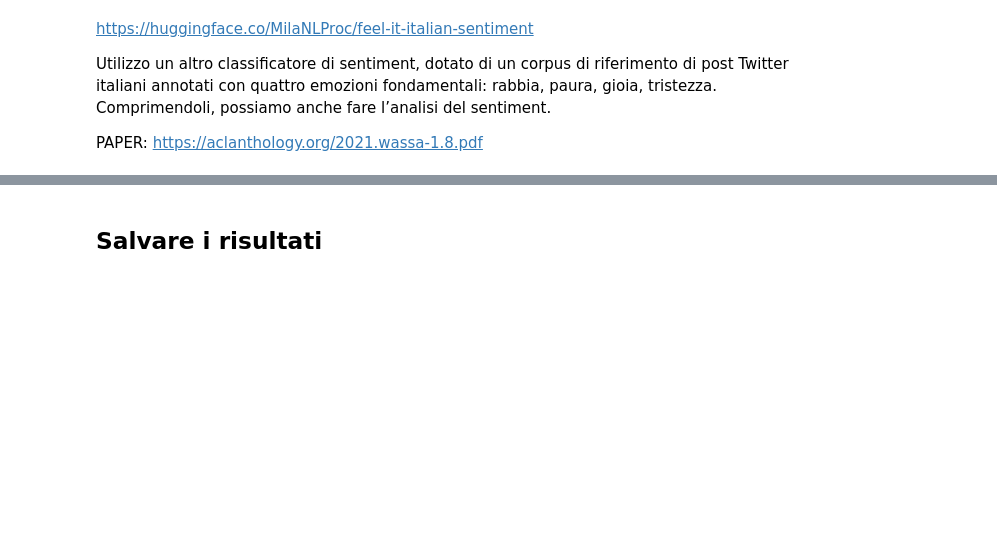
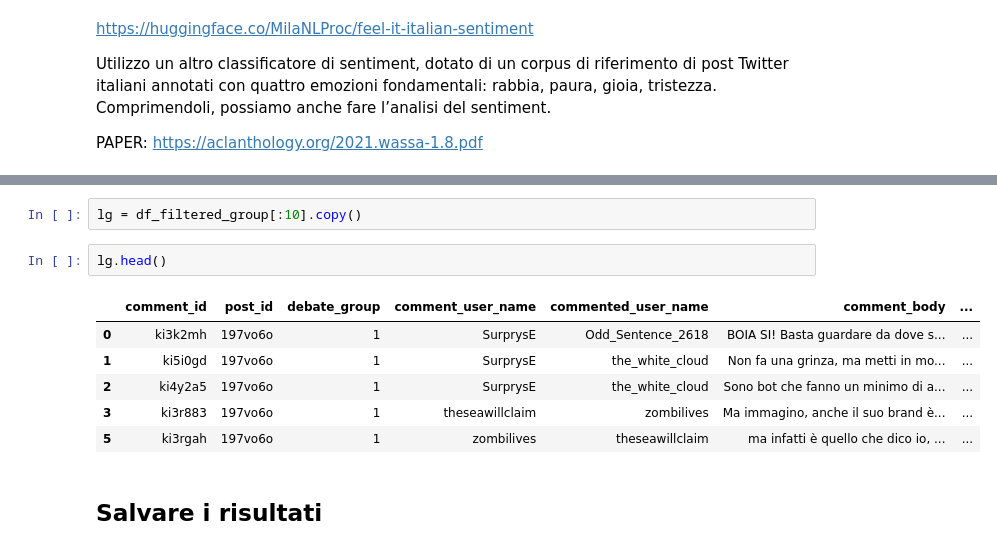
Before and after one commit to MassimoZarantonello2/RedditDebateAnalysis, a Jupyter notebook: scripts/Prova.ipynb, the cells around one changed output, grey strips where cells are left out. Drawn from its saved outputs; the diff is of its cells as text; blank space fills up the shorter version.

```diff
--- a/scripts/Prova.ipynb
+++ b/scripts/Prova.ipynb
@@ -296,3 +302,14 @@ def feel_score(df):
+# %%
+lg = df_filtered_group[:10].copy()
+# %%
+lg.head()
+# %% [output]
+|  | comment_id | post_id | debate_group | comment_user_name | commented_user_name | comment_body | ... |
+| 0 | ki3k2mh | 197vo6o | 1 | SurprysE | Odd_Sentence_2618 | BOIA SI! Basta guardare da dove s... | ... |
+| 1 | ki5i0gd | 197vo6o | 1 | SurprysE | the_white_cloud | Non fa una grinza, ma metti in mo... | ... |
+| 2 | ki4y2a5 | 197vo6o | 1 | SurprysE | the_white_cloud | Sono bot che fanno un minimo di a... | ... |
+| 3 | ki3r883 | 197vo6o | 1 | theseawillclaim | zombilives | Ma immagino, anche il suo brand è... | ... |
+| 5 | ki3rgah | 197vo6o | 1 | zombilives | theseawillclaim | ma infatti è quello che dico io, ... | ... |
 # %% [markdown]
 ## Salvare i risultati
 # %%
```
Also changed, not shown: parts of 10 cells of this notebook, 7 other files.
